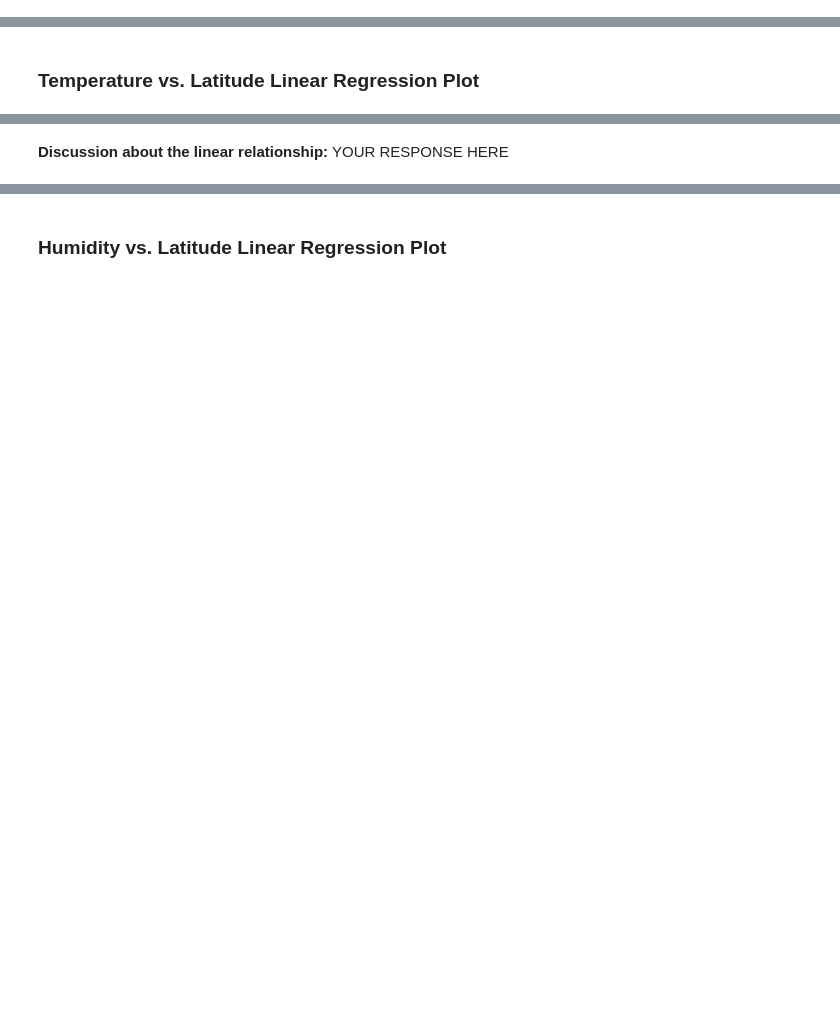
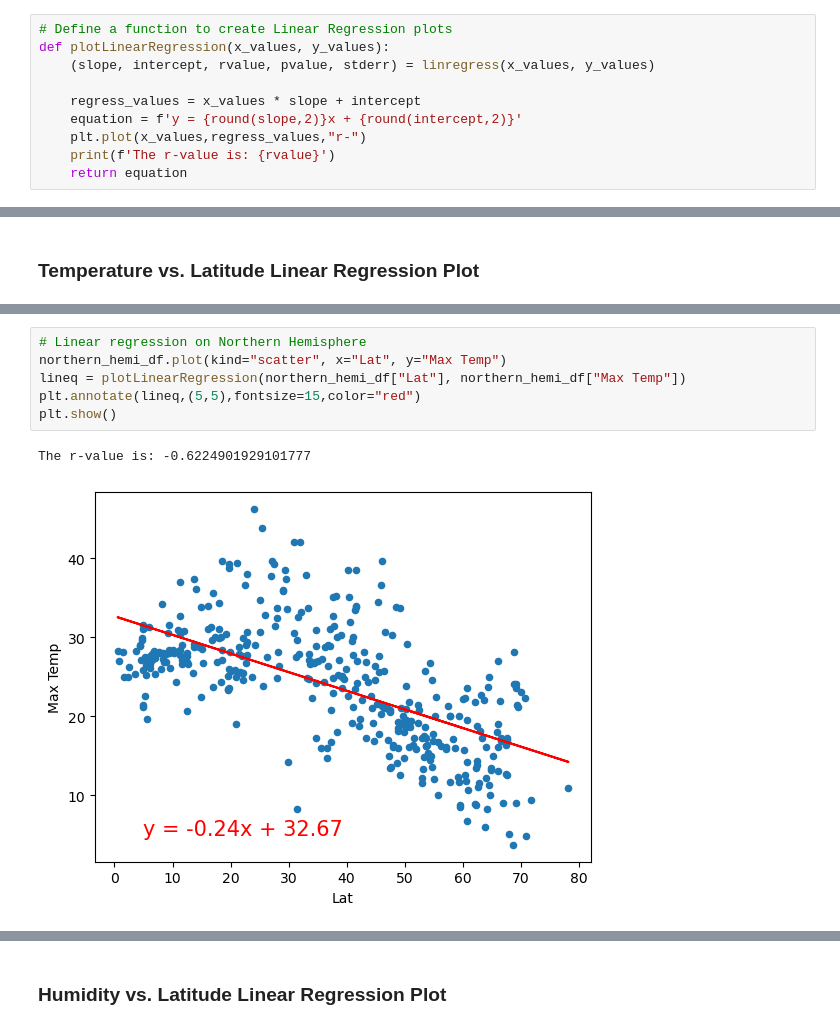
Before and after one commit to 4a6166/python-api-challenge, a Jupyter notebook: WeatherPy/WeatherPy.ipynb, the cells around one changed output, grey strips where cells are left out. Cells and saved outputs as stored; diff of their text form; blank space fills up the shorter version.

```diff
--- a/WeatherPy/WeatherPy.ipynb
+++ b/WeatherPy/WeatherPy.ipynb
@@ -307,2 +349,12 @@ plt.show()
+# %%
+# Define a function to create Linear Regression plots
+def plotLinearRegression(x_values, y_values):
+    (slope, intercept, rvalue, pvalue, stderr) = linregress(x_values, y_values)
+
+    regress_values = x_values * slope + intercept
+    equation = f'y = {round(slope,2)}x + {round(intercept,2)}'
+    plt.plot(x_values,regress_values,"r-")
+    print(f'The r-value is: {rvalue}')
+    return equation
 # %%
 # Create a DataFrame with the Northern Hemisphere data (Latitude >= 0)
@@ -349,2 +389,9 @@ The r-value is: 0.4121057168607245
-# %% [markdown]
-**Discussion about the linear relationship:** YOUR RESPONSE HERE
+# %%
+# Linear regression on Northern Hemisphere
+northern_hemi_df.plot(kind="scatter", x="Lat", y="Max Temp")
+lineq = plotLinearRegression(northern_hemi_df["Lat"], northern_hemi_df["Max Temp"])
+plt.annotate(lineq,(5,5),fontsize=15,color="red")
+plt.show()
+# %% [output]
+The r-value is: -0.6224901929101777
+[figure, added]
```
Also changed, not shown: parts of 31 cells of this notebook, 3 other files.
